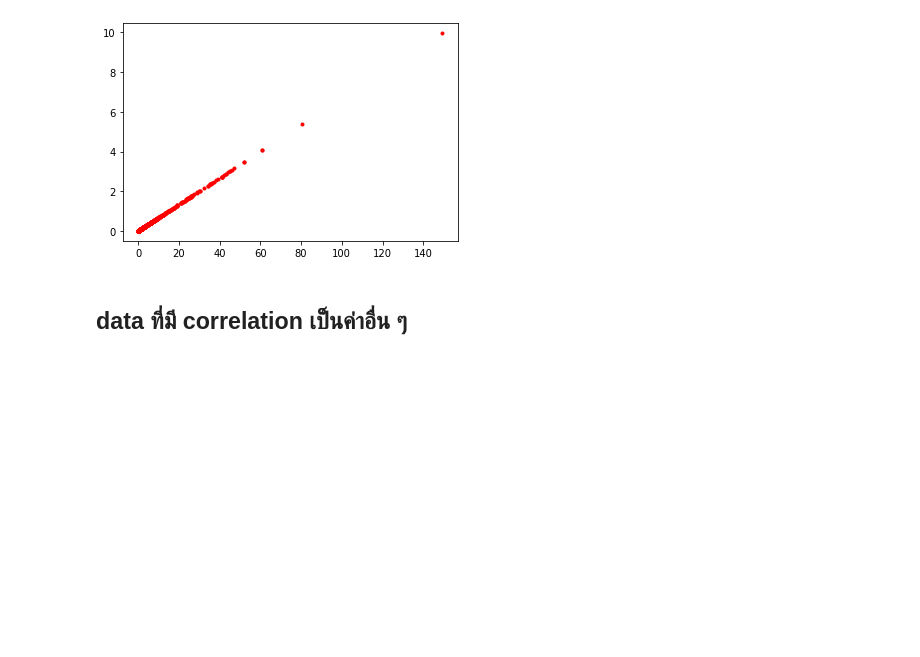
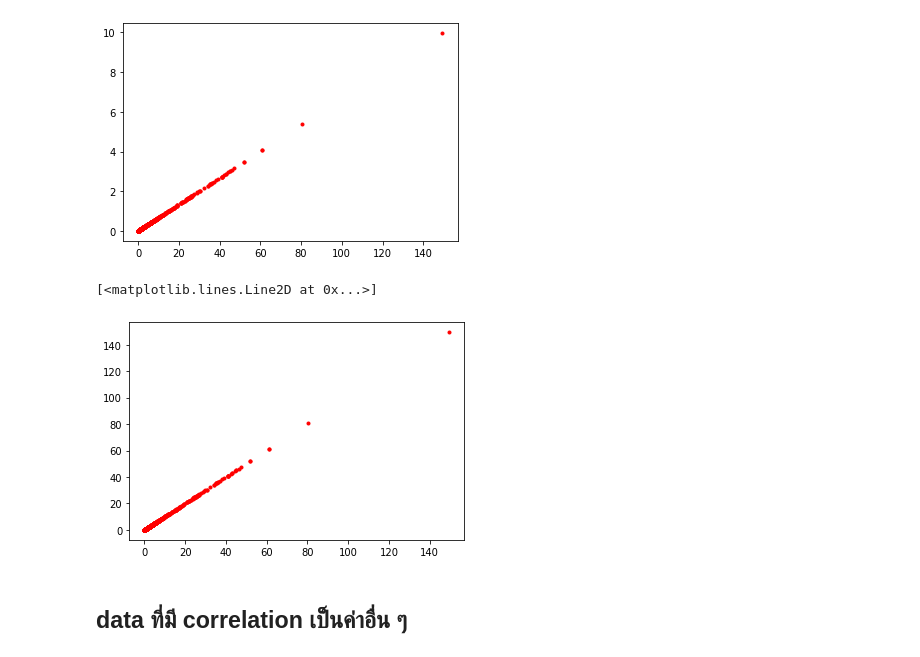
Before and after one commit to nichakornchaisuwan/multivariaet, a Jupyter notebook: Chapter_3_PCA.ipynb, the cells around one changed output. Cells and saved outputs as stored; diff of their text form; code cells hidden in the pictures; blank space fills up the shorter version.

```diff
--- a/Chapter_3_PCA.ipynb
+++ b/Chapter_3_PCA.ipynb
@@ -544,6 +538,11 @@ plt.plot(newdata.iloc[:,10],newdata.iloc[:,27],'r.')
 # %% [output]
 [<matplotlib.lines.Line2D at 0x...>]
 [figure]
+# %%
+plt.plot(newdata.iloc[:,10],newdata.iloc[:,10],'r.')
+# %% [output]
+[<matplotlib.lines.Line2D at 0x...>]
+[figure, added]
 # %% [markdown]
 ## data ที่มี correlation เป็นค่าอื่น ๆ
 # %%
```
Also changed, not shown: parts of 27 cells of this notebook.
